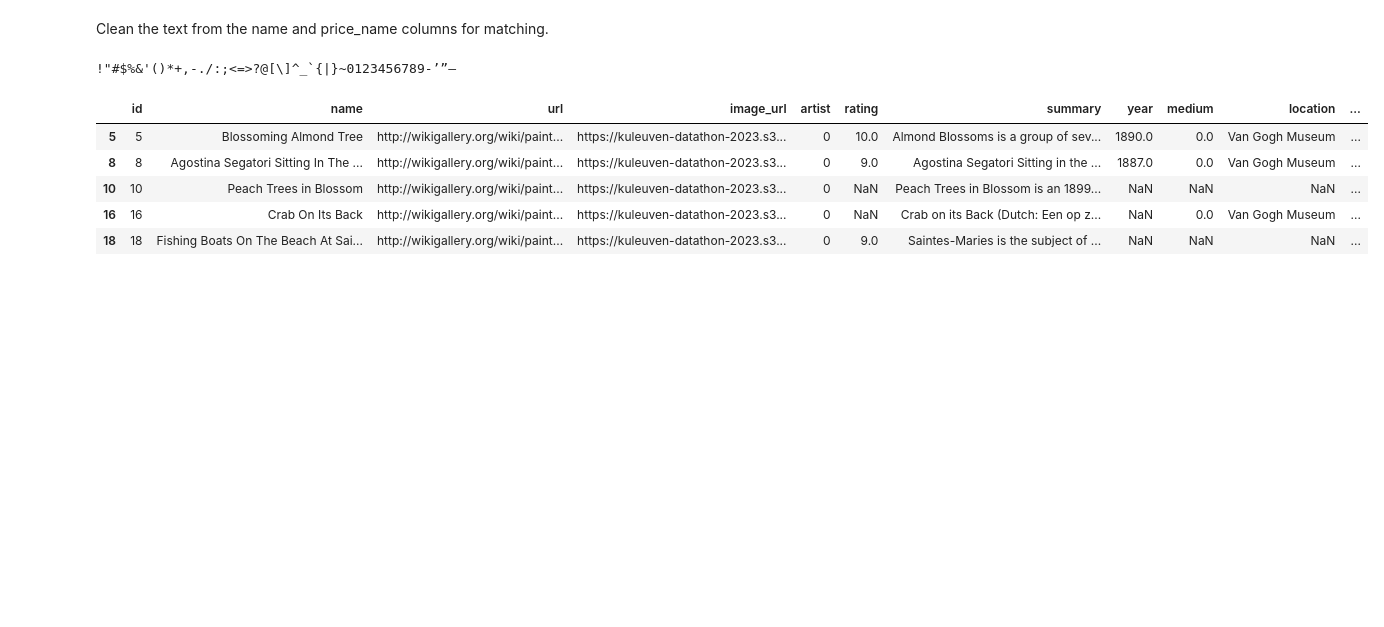
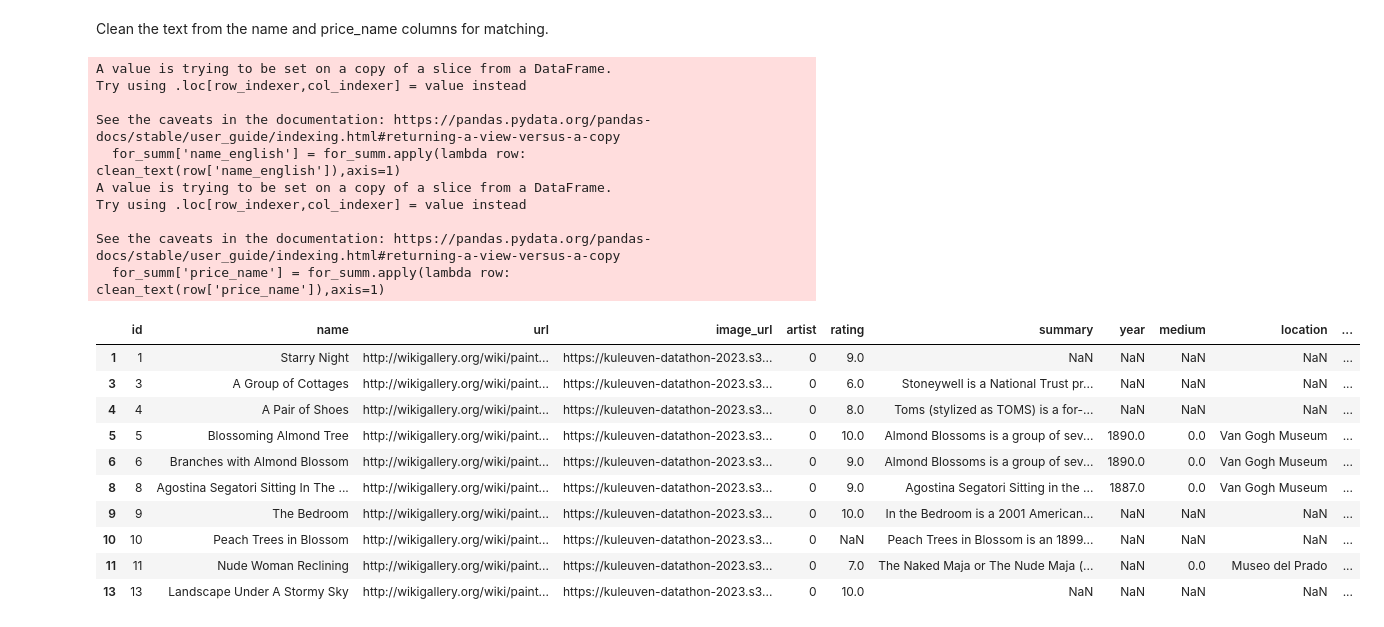
Before and after one commit to hdavidoff/datathon23, a Jupyter notebook: from_new_art_prices_to_tweakable_dataset.ipynb, the cells around one changed output. Drawn from its saved outputs; the diff is of its cells as text; code cells hidden in the pictures; blank space fills up the shorter version.

```diff
--- a/from_new_art_prices_to_tweakable_dataset.ipynb
+++ b/from_new_art_prices_to_tweakable_dataset.ipynb
@@ -94,8 +95,8 @@ def count_match_words(text1,text2):
 # %% [markdown]
 Upload the .csv to wherever you're running this
 # %%
-art_with_prices = pd.read_csv('/content/art_with_prices22feb.csv')
+art_with_prices = pd.read_csv('/content/artworks_with_prices_v2.csv')
 ## first get all with non-null prices and summaries
-art_with_ps = art_with_prices.loc[(art_with_prices['price_name'].notnull())&(art_with_prices['summary'].notnull())]
+art_with_ps = art_with_prices.loc[(art_with_prices['price_name'].notnull())]
 art_with_ps.count()
 # %% [output]
@@ -130,57 +159,33 @@ NameError: ignored
 # %% [markdown]
 Clean the text from the name and price_name columns for matching.
-# %%
-from nltk.corpus import stopwords
-stop_words = stopwords.words("english")
-stop_words.append('du')
-stop_words.append('au')
-stop_words.append('de')
-stop_words.append('à')
-stop_words.append('la')
-
-# Exclusion list of punctuations and numbers
-exclist = string.punctuation + string.digits + '-'+'’'+'”'+'–'
-# Print the exclusion list
-print(exclist)
-
-
-def clean_text(text):
-  text = text.lower()
-
-  text = text.translate(str.maketrans("","",exclist))
-
-
-  # Tokenization
-  tokens = word_tokenize(text)
-
-  # Lemmatization
-  tokens = [lemmatizer.lemmatize(token) for token in tokens]
-
-  # Remove stop words
-  tokens = [token for token in tokens if token not in stop_words]
-
-  #special replace
-  st_replace = ['saint']
-  tokens = [token if token not in st_replace else 'st' for token in tokens ]
-
-  # Join tokens
-  clean_text = " ".join(tokens)
-
-  # Return the output
-  return clean_text
-# %% [output]
-!"#$%&'()*+,-./:;<=>?@[\]^_`{|}~0123456789-’”–
+# %%
+for_summ = art_with_ps
 # %%
 for_summ['name_english'] = for_summ.apply(lambda row: clean_text(row['name_english']),axis=1)
 for_summ['price_name'] = for_summ.apply(lambda row: clean_text(row['price_name']),axis=1)
-for_summ.head()
+for_summ.head(10)
 # %% [output]
+A value is trying to be set on a copy of a slice from a DataFrame.
+Try using .loc[row_indexer,col_indexer] = value instead
+
+See the caveats in the documentation: https://pandas.pydata.org/pandas-docs/stable/user_guide/indexing.html#returning-a-view-versus-a-copy
+  for_summ['name_english'] = for_summ.apply(lambda row: clean_text(row['name_english']),axis=1)
+A value is trying to be set on a copy of a slice from a DataFrame.
+Try using .loc[row_indexer,col_indexer] = value instead
+
+See the caveats in the documentation: https://pandas.pydata.org/pandas-docs/stable/user_guide/indexing.html#returning-a-view-versus-a-copy
+  for_summ['price_name'] = for_summ.apply(lambda row: clean_text(row['price_name']),axis=1)
 |  | id | name | url | image_url | artist | rating | summary | year | medium | location | ... |
+| 1 | 1 | Starry Night | http://wikigallery.org/wiki/paint... | https://kuleuven-datathon-2023.s3... | 0 | 9.0 | NaN | NaN | NaN | NaN | ... |
+| 3 | 3 | A Group of Cottages | http://wikigallery.org/wiki/paint... | https://kuleuven-datathon-2023.s3... | 0 | 6.0 | Stoneywell is a National Trust pr... | NaN | NaN | NaN | ... |
+| 4 | 4 | A Pair of Shoes | http://wikigallery.org/wiki/paint... | https://kuleuven-datathon-2023.s3... | 0 | 8.0 | Toms (stylized as TOMS) is a for-... | NaN | NaN | NaN | ... |
 | 5 | 5 | Blossoming Almond Tree | http://wikigallery.org/wiki/paint... | https://kuleuven-datathon-2023.s3... | 0 | 10.0 | Almond Blossoms is a group of sev... | 1890.0 | 0.0 | Van Gogh Museum | ... |
+| 6 | 6 | Branches with Almond Blossom | http://wikigallery.org/wiki/paint... | https://kuleuven-datathon-2023.s3... | 0 | 9.0 | Almond Blossoms is a group of sev... | 1890.0 | 0.0 | Van Gogh Museum | ... |
 | 8 | 8 | Agostina Segatori Sitting In The ... | http://wikigallery.org/wiki/paint... | https://kuleuven-datathon-2023.s3... | 0 | 9.0 | Agostina Segatori Sitting in the ... | 1887.0 | 0.0 | Van Gogh Museum | ... |
+| 9 | 9 | The Bedroom | http://wikigallery.org/wiki/paint... | https://kuleuven-datathon-2023.s3... | 0 | 10.0 | In the Bedroom is a 2001 American... | NaN | NaN | NaN | ... |
 | 10 | 10 | Peach Trees in Blossom | http://wikigallery.org/wiki/paint... | https://kuleuven-datathon-2023.s3... | 0 | NaN | Peach Trees in Blossom is an 1899... | NaN | NaN | NaN | ... |
-| 16 | 16 | Crab On Its Back | http://wikigallery.org/wiki/paint... | https://kuleuven-datathon-2023.s3... | 0 | NaN | Crab on its Back (Dutch: Een op z... | NaN | 0.0 | Van Gogh Museum | ... |
-| 18 | 18 | Fishing Boats On The Beach At Sai... | http://wikigallery.org/wiki/paint... | https://kuleuven-datathon-2023.s3... | 0 | 9.0 | Saintes-Maries is the subject of ... | NaN | NaN | NaN | ... |
+| 11 | 11 | Nude Woman Reclining | http://wikigallery.org/wiki/paint... | https://kuleuven-datathon-2023.s3... | 0 | 7.0 | The Naked Maja or The Nude Maja (... | NaN | 0.0 | Museo del Prado | ... |
+| 13 | 13 | Landscape Under A Stormy Sky | http://wikigallery.org/wiki/paint... | https://kuleuven-datathon-2023.s3... | 0 | 10.0 | NaN | NaN | NaN | NaN | ... |
 # %%
 for_summ['match_perc'] = for_summ.apply(lambda row: count_match_words(row['name_english'],row['price_name']),axis=1)
 for_summ.head()
```
Also changed, not shown: parts of 8 cells of this notebook.
